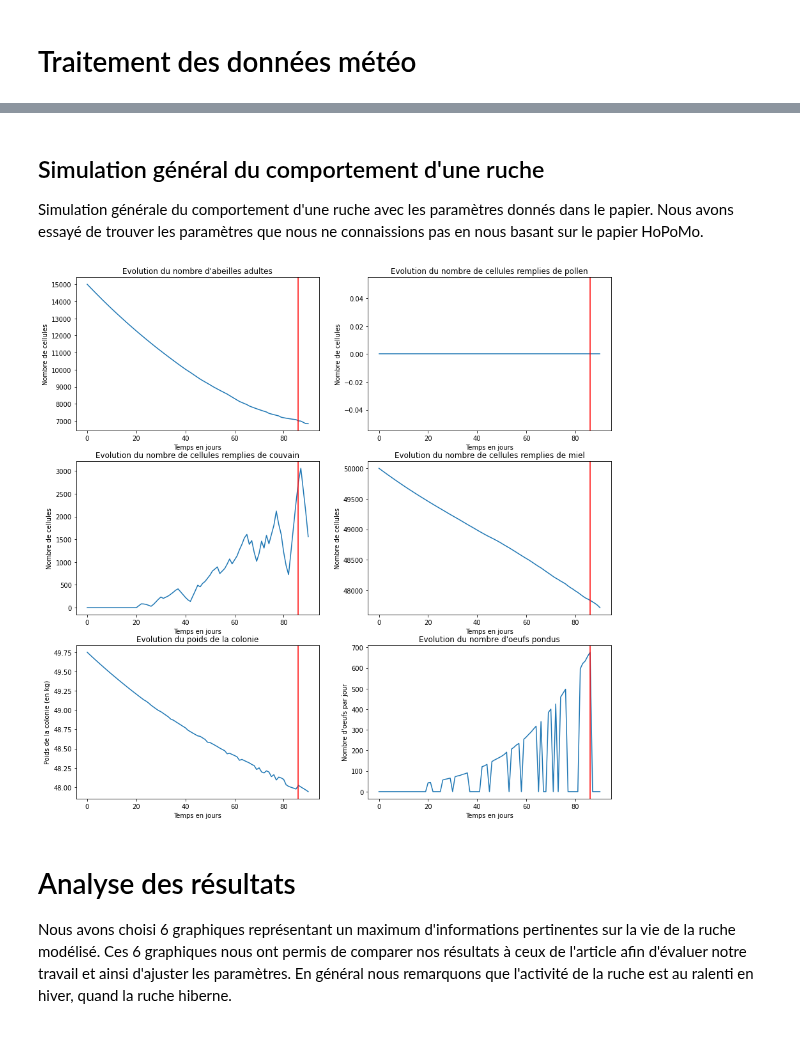
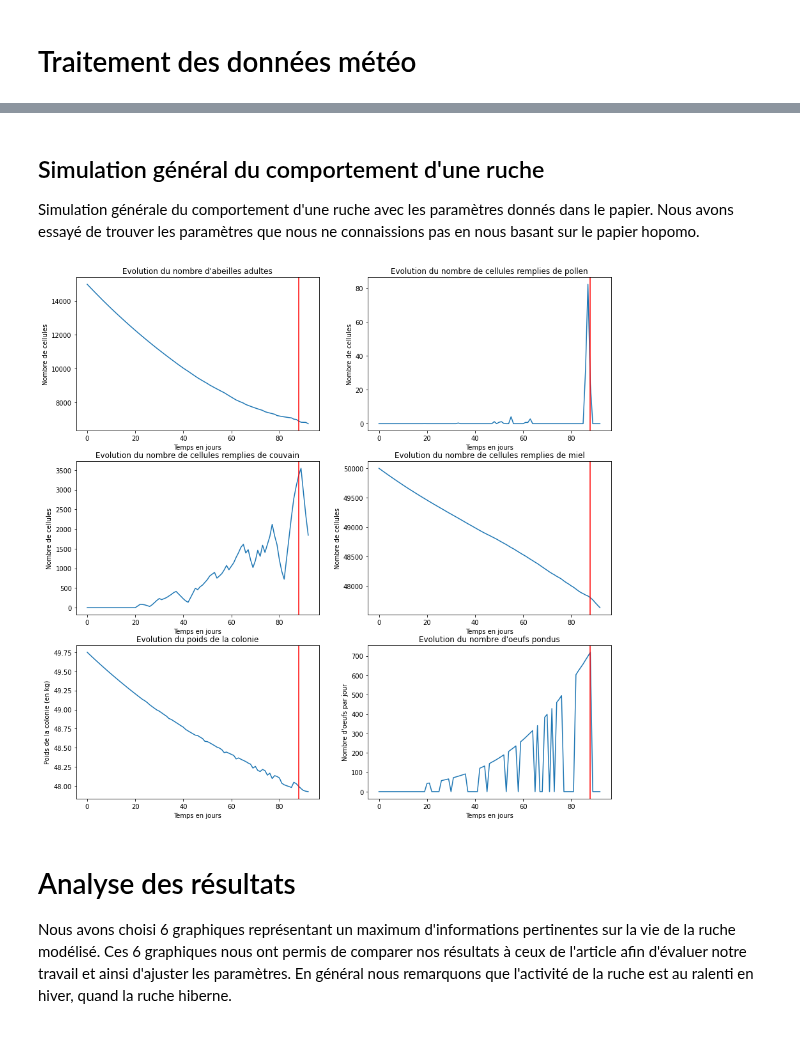
Before and after one commit to SylvJalb/beenamics, a Jupyter notebook: notebook_simulation_ruche.ipynb, the cells around one changed output, grey strips where cells are left out. Drawn from its saved outputs; the diff is of its cells as text; code cells hidden in the pictures.

Commit message:
Ajout de graphiques et amélioration de INDEX_TEMP

```diff
--- a/notebook_simulation_ruche.ipynb
+++ b/notebook_simulation_ruche.ipynb
@@ -566,7 +583,7 @@ def USAGEpollen(t):
 # page 12, eq 54
 @lru_cache(maxsize=None)
 def STORESpollen(t):
-    if t == 0:
+    if t <= 0:
         return INITpollen
     return STORESpollen(t - 1) + INCOMEpollen(t) - USAGEpollen(t)
 
@@ -594,7 +611,7 @@ def STORESnectar(t):
 # page 12, eq 58
 @lru_cache(maxsize=None)
 def STOREShoney(t):
-    if t == 0:
+    if t <= 0:
         return INIThoney
     return STOREShoney(t - 1) - USAGEhoney(t) + (PROCESSEDnectar(t) * RATIOnectar_to_honey)
 
@@ -617,33 +627,0 @@ Aussi nous avons du estimer nous même une partie des paramètres car ils n'éta
-# %%
-reset_cache()
-
-fig, ax = plt.subplots(nrows=2, ncols=2, figsize=(10, 10))
-
-
-a, b, c, d = [], [], [], []
-
-time = np.arange(today_number + nbr_day_predict)
-
-for t in time:
-    a.append(CELLSeggs(t))
-    b.append(CELLSlarvae(t))
-    c.append(CELLSpupae(t))
-    d.append(CELLSbrood(t))
-
-ax[0,0].plot(a)
-ax[0,0].set_title("Evolution du nombre d'oeufs")
-ax[0,0].set_xlabel("Temps en jours")
-ax[0,0].set_ylabel("Nombre d'oeufs")
-ax[1,0].plot(b)
-ax[1,0].set_title("Evolution du nombre de nymphes")
-ax[1,0].set_xlabel("Temps en jours")
-ax[1,0].set_ylabel("Nombre de nymphes")
-ax[0,1].plot(c)
-ax[0,1].set_title("Evolution du nombre de larves")
-ax[0,1].set_xlabel("Temps en jours")
-ax[0,1].set_ylabel("Nombre de larves")
-ax[1,1].plot(d)
-ax[1,1].set_title("Evolution du nombre de couvains")
-ax[1,1].set_xlabel("Temps en jours")
-ax[1,1].set_ylabel("Nombre de couvains")
-plt.show()
@@ -727,14 +954,16 @@ def plot_simul_data(data):
 # %% [markdown]
 ## Simulation général du comportement d'une ruche
-Simulation générale du comportement d'une ruche avec les paramètres donnés dans le papier. Nous avons essayé de trouver les paramètres que nous ne connaissions pas en nous basant sur le papier HoPoMo.
+Simulation générale du comportement d'une ruche avec les paramètres donnés dans le papier. Nous avons essayé de trouver les paramètres que nous ne connaissions pas en nous basant sur le papier hopomo.
 # %%
+sys.setrecursionlimit(1000)
 # Si nous faisons varier les parametres (autour d'une loi normale par exemple)
 # cette fonction nous permettrait de faire tourner plusieurs simulation et
 # et d'en faire la moyenne (en changeant le N=)
-test = run_multiple_simul()
-plot_simul_data(test)
+# lancons par exemple 30 simulation
+data_simu = run_multiple_simul(30)
+plot_simul_data(data_simu)
 # %% [output]
-[figure, old version]
+[figure, new version]
 # %% [markdown]
 # Analyse des résultats
 Nous avons choisi 6 graphiques représentant un maximum d'informations pertinentes sur la vie de la ruche modélisé.
```
Also changed, not shown: parts of 18 cells of this notebook, 5 other files.
